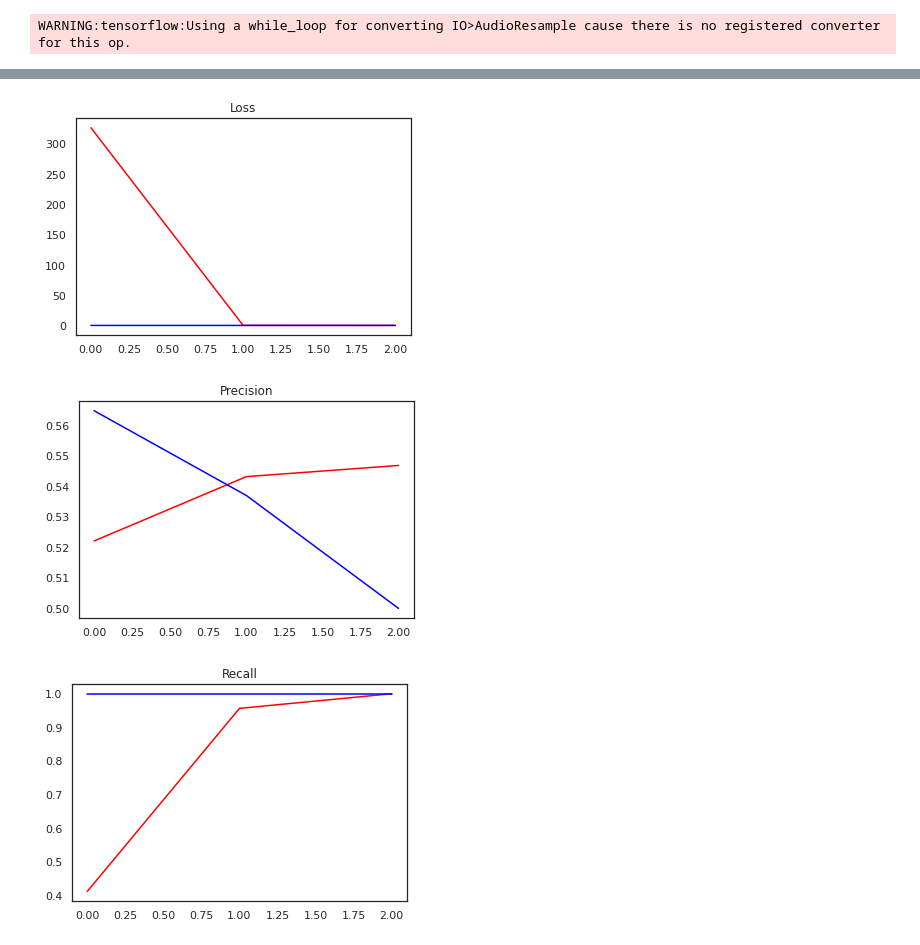
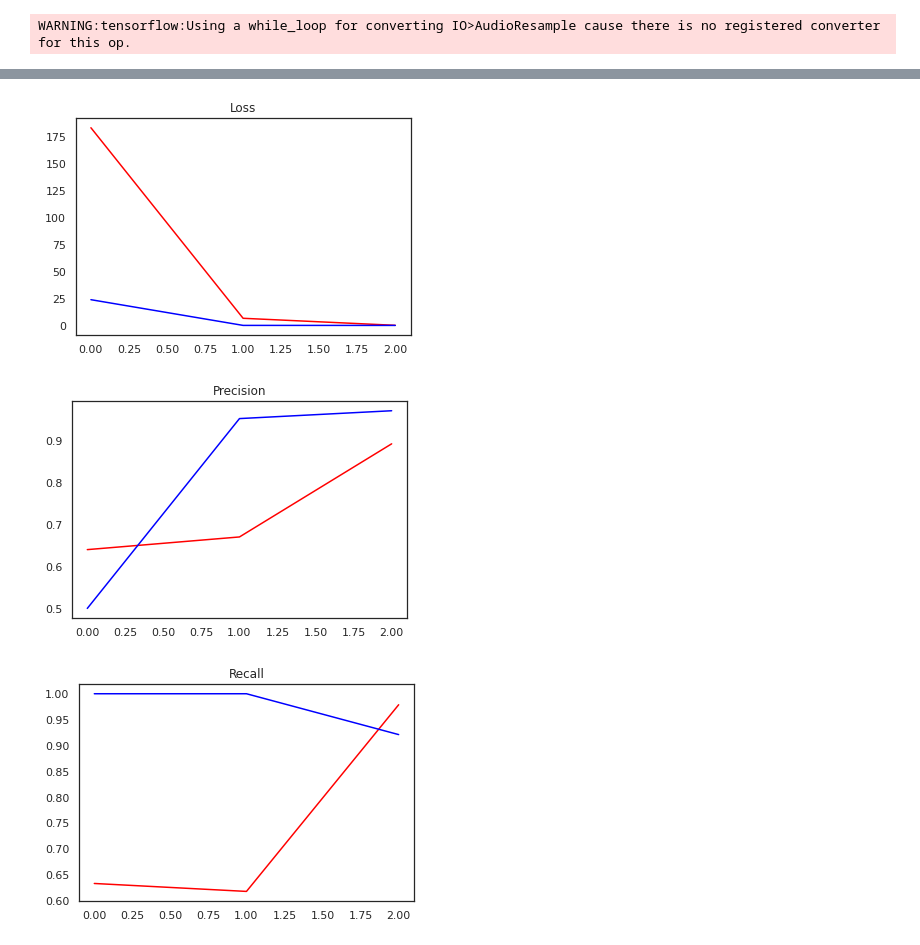
Before and after one commit to pawelszajwaj/Segregation, a Jupyter notebook: Main.ipynb, the cells around one changed output, grey strips where cells are left out. Drawn from its saved outputs; the diff is of its cells as text; code cells hidden in the pictures.

```diff
--- a/Main.ipynb
+++ b/Main.ipynb
@@ -448,6 +457,6 @@ datavar2 = datavar2.prefetch(8)
 WARNING:tensorflow:Using a while_loop for converting IO>AudioResample cause there is no registered converter for this op.
 # %%
 print(len(datavar2))
-train = datavar2.take(16)
-test = datavar2.skip(16).take(7)
+train = datavar2.take(10)
+test = datavar2.skip(4).take(4)
 # %% [output]
@@ -456,7 +465,7 @@ test = datavar2.skip(16).take(7)
 from tensorflow.keras.constraints import MaxNorm
 # %%
 modelvar2 = Sequential()
-modelvar2.add(Conv2D(16, (3,3), activation='relu', input_shape=(188, 128, 1)))
+modelvar2.add(Conv2D(16, (3,3), activation='relu', input_shape=(313, 128, 1)))
 modelvar2.add(Conv2D(16, (3,3), activation='relu'))
 modelvar2.add(Dropout(0.2))
 modelvar2.add(Flatten())
@@ -499,21 +508,21 @@ plt.plot(histvar2.history['loss'], 'r')
 plt.plot(histvar2.history['val_loss'],'b')
 plt.show()
 # %% [output]
-[figure, old version]
+[figure, new version]
 # %%
 plt.title("Precision")
-plt.plot(histvar2.history['precision_2'], 'r')
-plt.plot(histvar2.history['val_precision_2'],'b')
+plt.plot(histvar2.history['precision_5'], 'r')
+plt.plot(histvar2.history['val_precision_5'],'b')
 plt.show()
 # %% [output]
-[figure, old version]
+[figure, new version]
 # %%
 plt.title("Recall")
-plt.plot(histvar2.history['recall_2'], 'r')
-plt.plot(histvar2.history['val_recall_2'],'b')
+plt.plot(histvar2.history['recall_5'], 'r')
+plt.plot(histvar2.history['val_recall_5'],'b')
 plt.show()
 # %% [output]
-[figure, old version]
+[figure, new version]
 # %%
 X_test, y_test = test.as_numpy_iterator().next()
 # %%
```
Also changed, not shown: parts of 38 cells of this notebook.
